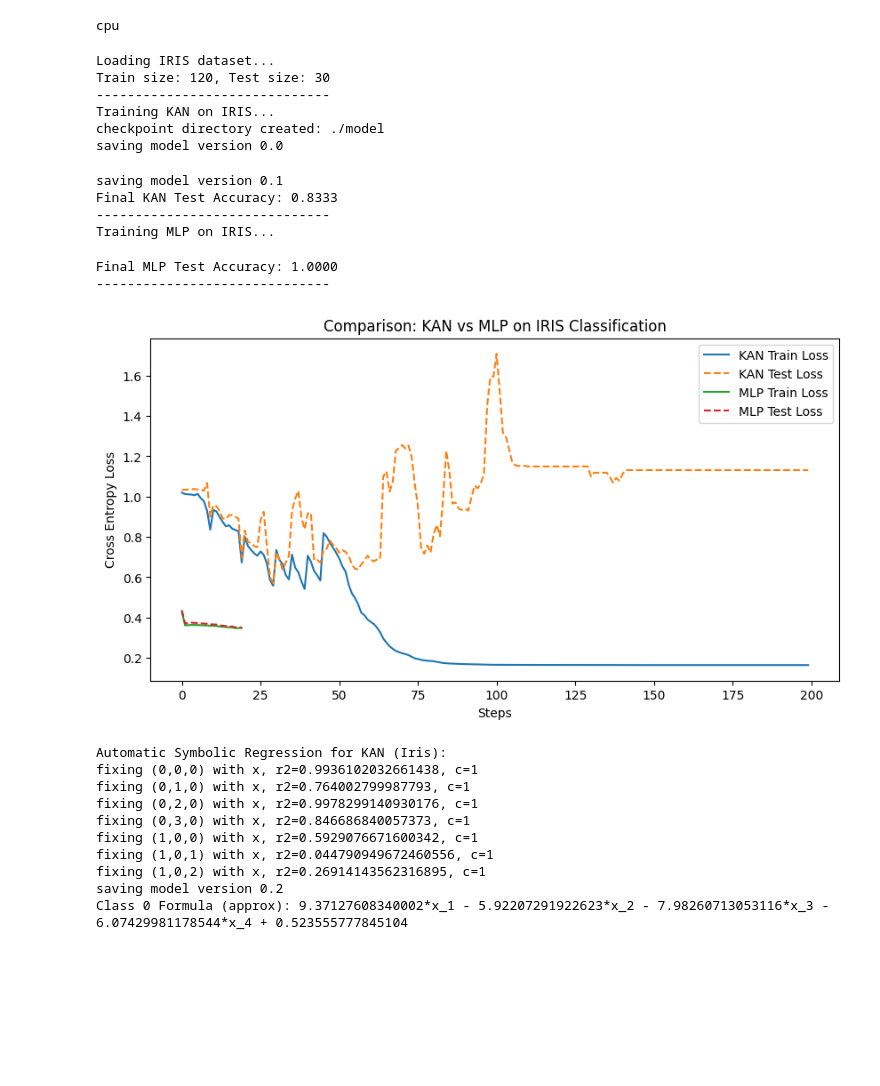
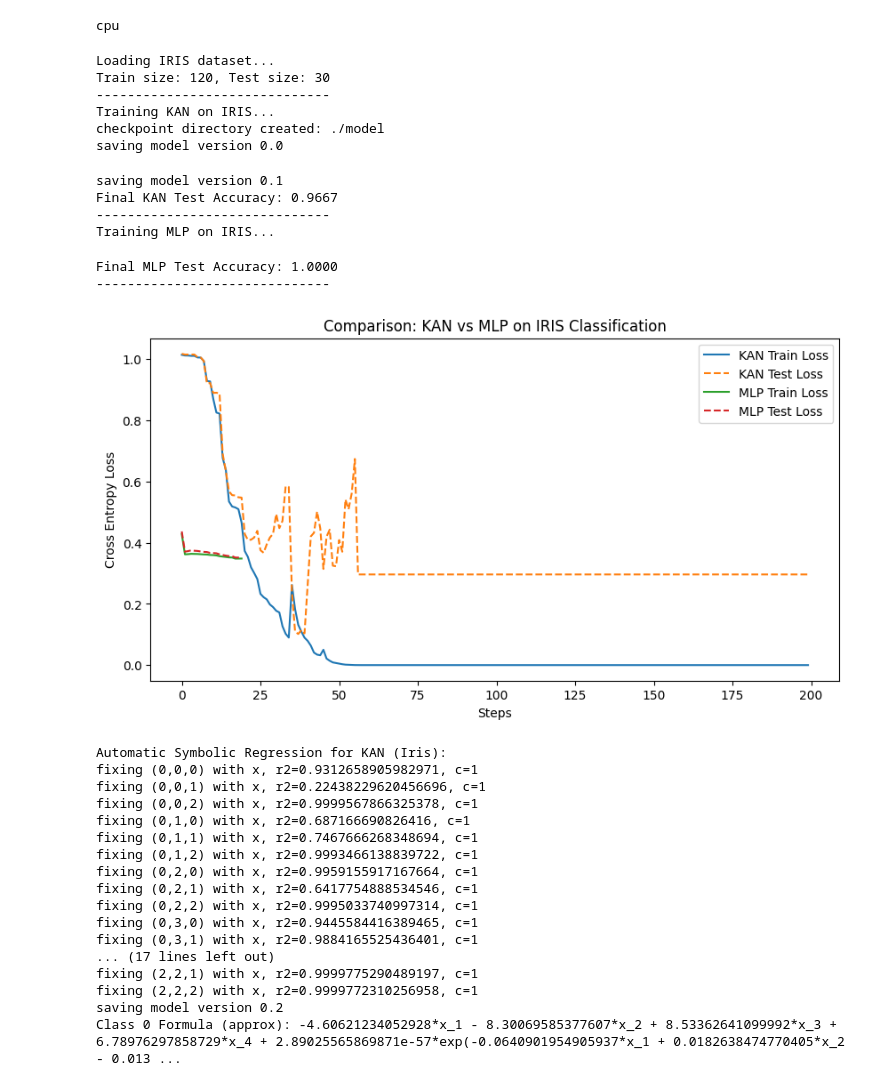
Before and after one commit to paumateo/Deep-Learning-Advanced-KAN-Project, a Jupyter notebook: notebooks/andre_test_4_IRIS.ipynb, the cells around one changed output. Drawn from its saved outputs; the diff is of its cells as text; code cells hidden in the pictures; blank space fills up the shorter version.

```diff
--- a/notebooks/andre_test_4_IRIS.ipynb
+++ b/notebooks/andre_test_4_IRIS.ipynb
@@ -38,7 +38,7 @@ print("-" * 30)
 # --- 2. Train KAN Classifier ---
 print("Training KAN on IRIS...")
 # Architecture: 4 inputs -> 5 hidden neurons -> 3 output classes
-kan_model = KAN(width=[4, 1, 3], grid=200, k=3, seed=42, device=device)
+kan_model = KAN(width=[4, 3, 3, 3], grid=200, k=3, seed=42, device=device)
 
 # Define accuracy metrics
 def train_acc_kan():
@@ -89,45 +89,52 @@ plt.plot(results_kan['test_loss'], label='KAN Test Loss', linestyle='--')
 # MLP fit returns a list of losses directly in some versions, or a dict in others.
 # Assuming standard KAN lib return structure for MLP:
 if isinstance(results_mlp, dict) and 'train_loss' in results_mlp:
     plt.plot(results_mlp['train_loss'], label='MLP Train Loss')
     plt.plot(results_mlp['test_loss'], label='MLP Test Loss', linestyle='--')
 
 plt.title("Comparison: KAN vs MLP on IRIS Classification")
 plt.xlabel("Steps")
 plt.ylabel("Cross Entropy Loss")
 plt.legend()
 plt.show()
 
 # --- 5. Symbolic Formula from KAN (Bonus) ---
 print("Automatic Symbolic Regression for KAN (Iris):")
 lib = ['x','x^2','x^3','x^4','exp','log','sqrt','tanh','sin','abs']
 kan_model.auto_symbolic(lib=lib)
 formula_iris = kan_model.symbolic_formula()[0]
 print(f"Class 0 Formula (approx): {formula_iris[0]}")
 # %% [output]
 Loading IRIS dataset...
 Train size: 120, Test size: 30
 ------------------------------
 Training KAN on IRIS...
 checkpoint directory created: ./model
 saving model version 0.0
 saving model version 0.1
-Final KAN Test Accuracy: 0.8333
+Final KAN Test Accuracy: 0.9667
 ------------------------------
 Training MLP on IRIS...
 Final MLP Test Accuracy: 1.0000
 ------------------------------
-[figure, old version]
+[figure, new version]
 Automatic Symbolic Regression for KAN (Iris):
-fixing (0,0,0) with x, r2=0.9936102032661438, c=1
-fixing (0,1,0) with x, r2=0.764002799987793, c=1
-fixing (0,2,0) with x, r2=0.9978299140930176, c=1
-fixing (0,3,0) with x, r2=0.846686840057373, c=1
-fixing (1,0,0) with x, r2=0.5929076671600342, c=1
-fixing (1,0,1) with x, r2=0.044790949672460556, c=1
-fixing (1,0,2) with x, r2=0.26914143562316895, c=1
+fixing (0,0,0) with x, r2=0.9312658905982971, c=1
+fixing (0,0,1) with x, r2=0.22438229620456696, c=1
+fixing (0,0,2) with x, r2=0.9999567866325378, c=1
+fixing (0,1,0) with x, r2=0.687166690826416, c=1
+fixing (0,1,1) with x, r2=0.7467666268348694, c=1
+fixing (0,1,2) with x, r2=0.9993466138839722, c=1
+fixing (0,2,0) with x, r2=0.9959155917167664, c=1
+fixing (0,2,1) with x, r2=0.6417754888534546, c=1
+fixing (0,2,2) with x, r2=0.9995033740997314, c=1
+fixing (0,3,0) with x, r2=0.9445584416389465, c=1
+fixing (0,3,1) with x, r2=0.9884165525436401, c=1
+... (17 lines left out)
+fixing (2,2,1) with x, r2=0.9999775290489197, c=1
+fixing (2,2,2) with x, r2=0.9999772310256958, c=1
 saving model version 0.2
-Class 0 Formula (approx): 9.37127608340002*x_1 - 5.92207291922623*x_2 - 7.98260713053116*x_3 - 6.07429981178544*x_4 + 0.523555777845104
+Class 0 Formula (approx): -4.60621234052928*x_1 - 8.30069585377607*x_2 + 8.53362641099992*x_3 + 6.78976297858729*x_4 + 2.89025565869871e-57*exp(-0.0640901954905937*x_1 + 0.0182638474770405*x_2 - 0.013 ...
 # %%
 kan_model.plot(scale=1.0, beta=3)
 n = 4
```
Also changed, not shown: parts of 2 cells of this notebook.
